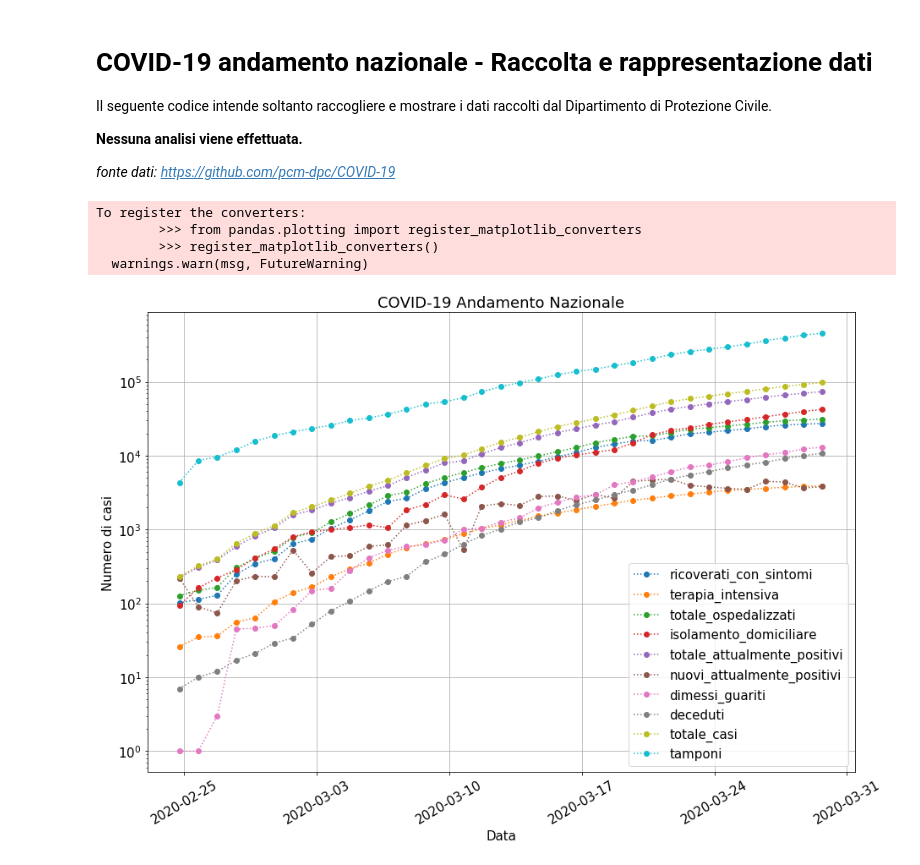
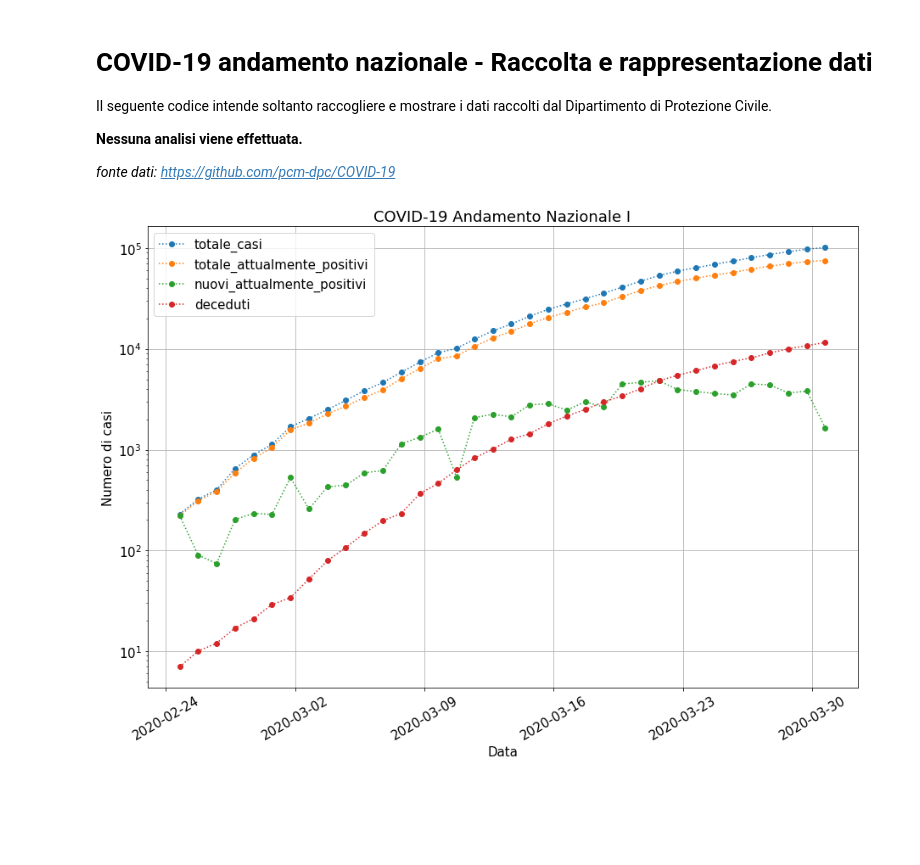
Before and after one commit to baggianato/Covid19, a Jupyter notebook: AN-COVID19.ipynb, the cells around one changed output. Saved outputs shown, nothing was run; the diff lists cells and outputs as text; code cells hidden in the pictures; blank space fills up the shorter version.

```diff
--- a/AN-COVID19.ipynb
+++ b/AN-COVID19.ipynb
@@ -16,36 +16,26 @@ import datetime as dt
 dati = pd.read_csv('./dati/dati-andamento-nazionale/dpc-covid19-ita-andamento-nazionale.csv', parse_dates=['data'])
 # %%
 chedato = [
-    "ricoverati_con_sintomi",
-    "terapia_intensiva",
-    "totale_ospedalizzati",
-    "isolamento_domiciliare",
-    "totale_attualmente_positivi",
-    "nuovi_attualmente_positivi",
-    "dimessi_guariti",
-    "deceduti",
-    "totale_casi",
-    "tamponi"
+    'totale_casi',
+    'totale_attualmente_positivi',
+    'nuovi_attualmente_positivi',
+    'deceduti'
 ]
 # %%
 plt.figure(figsize=(15,10))
 locator = mdates.AutoDateLocator(interval_multiples=False)
 formatter = mdates.AutoDateFormatter(locator)
 plt.rc('font', size=15)
 for tipodato in chedato:
     plt.plot(dati['data'], dati[tipodato], label=tipodato, marker='o', linestyle=':')
     plt.legend()
     plt.gca().xaxis.set_major_locator(locator)
     plt.gca().xaxis.set_major_formatter(formatter)
     plt.yscale('log')
     plt.grid(True)
     plt.xticks(rotation=30)
-    plt.title('COVID-19 Andamento Nazionale')
+    plt.title('COVID-19 Andamento Nazionale I')
     plt.xlabel('Data')
     plt.ylabel('Numero di casi')
 # %% [output]
-To register the converters:
-        >>> from pandas.plotting import register_matplotlib_converters
-        >>> register_matplotlib_converters()
-  warnings.warn(msg, FutureWarning)
-[figure, old version]
+[figure, new version]
```
Also changed, not shown: parts of 2 cells of this notebook, 2 other files.
